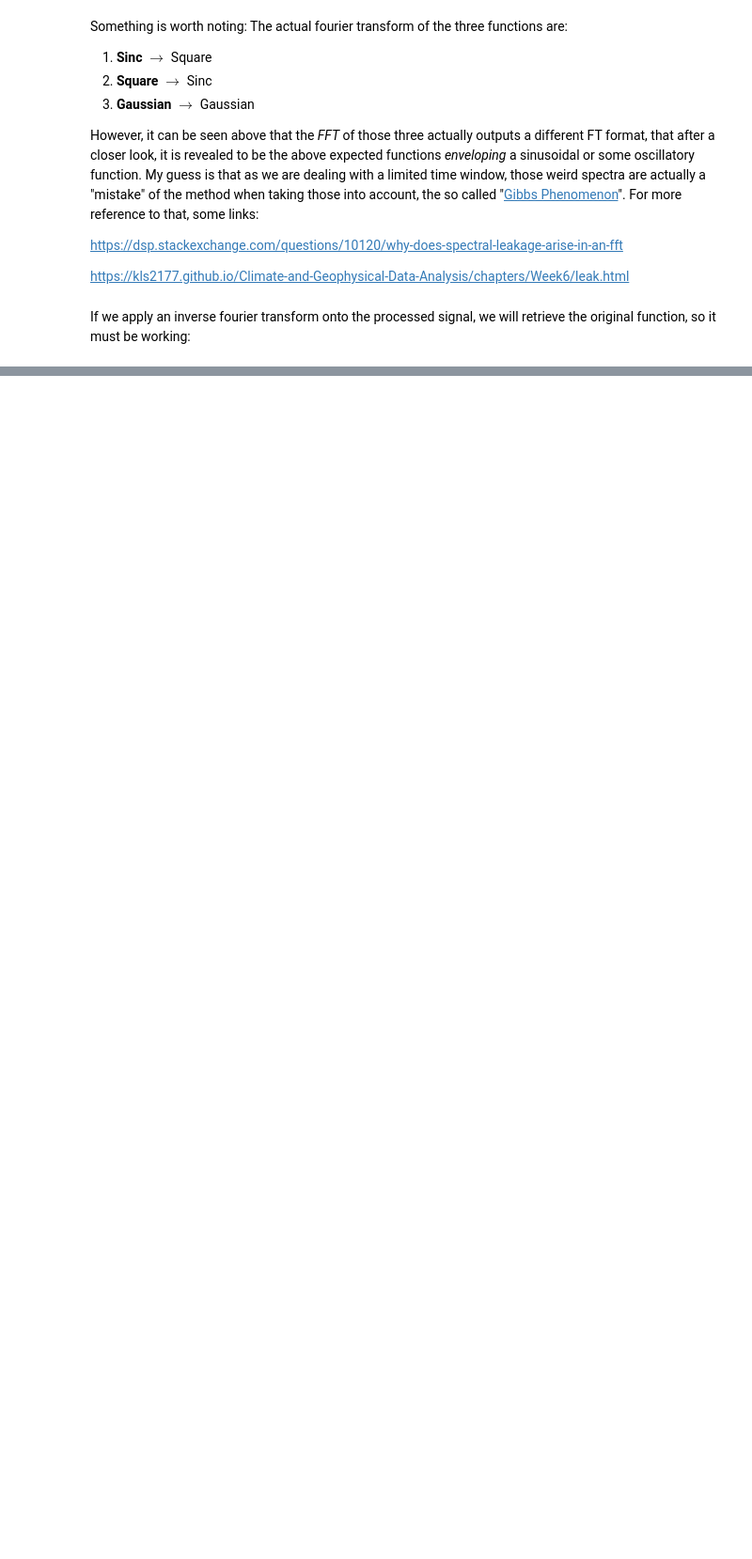
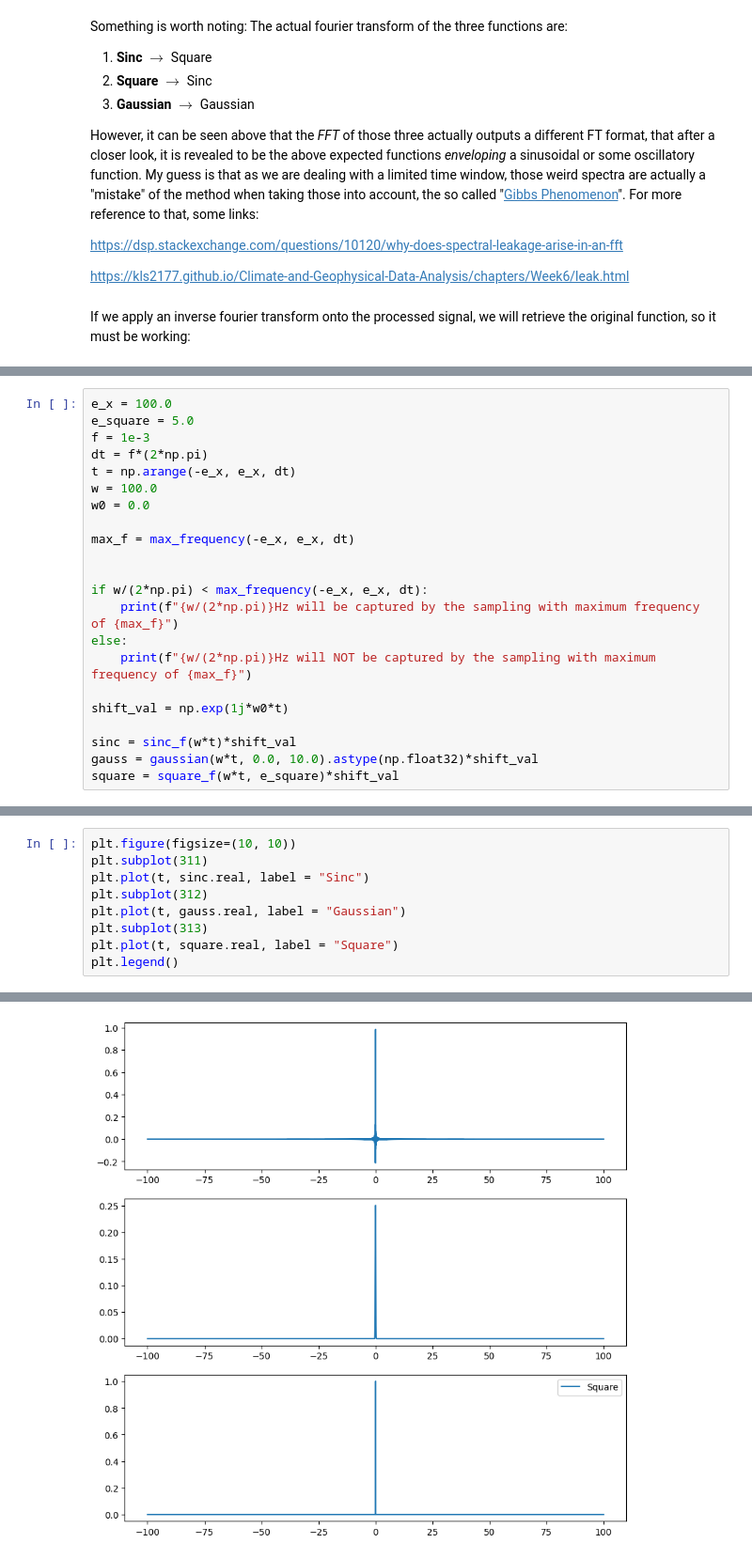
Before and after one commit to JoaoDell/MRI-study, a Jupyter notebook: examples/fft.ipynb, the cells around one changed output, grey strips where cells are left out. Shown at 94% size. Saved outputs shown, nothing was run; the diff lists cells and outputs as text; blank space fills up the shorter version.

```diff
--- a/examples/fft.ipynb
+++ b/examples/fft.ipynb
@@ -176,0 +177,22 @@ plt.plot(x, inv.real)
+# %%
+e_x = 100.0
+e_square = 5.0
+f = 1e-3
+dt = f*(2*np.pi)
+t = np.arange(-e_x, e_x, dt)
+w = 100.0
+w0 = 0.0
+
+max_f = max_frequency(-e_x, e_x, dt)
+
+
+if w/(2*np.pi) < max_frequency(-e_x, e_x, dt):
+    print(f"{w/(2*np.pi)}Hz will be captured by the sampling with maximum frequency of {max_f}")
+else:
+    print(f"{w/(2*np.pi)}Hz will NOT be captured by the sampling with maximum frequency of {max_f}")
+
+shift_val = np.exp(1j*w0*t)
+
+sinc = sinc_f(w*t)*shift_val
+gauss = gaussian(w*t, 0.0, 10.0).astype(np.float32)*shift_val
+square = square_f(w*t, e_square)*shift_val
@@ -176,0 +201,10 @@ plt.plot(x, inv.real)
+# %%
+plt.figure(figsize=(10, 10))
+plt.subplot(311)
+plt.plot(t, sinc.real, label = "Sinc")
+plt.subplot(312)
+plt.plot(t, gauss.real, label = "Gaussian")
+plt.subplot(313)
+plt.plot(t, square.real, label = "Square")
+plt.legend()
+# %% [output]
@@ -176,0 +212 @@ plt.plot(x, inv.real)
+[figure, added]
```
Also changed, not shown: parts of 15 cells of this notebook, 4 other files.
